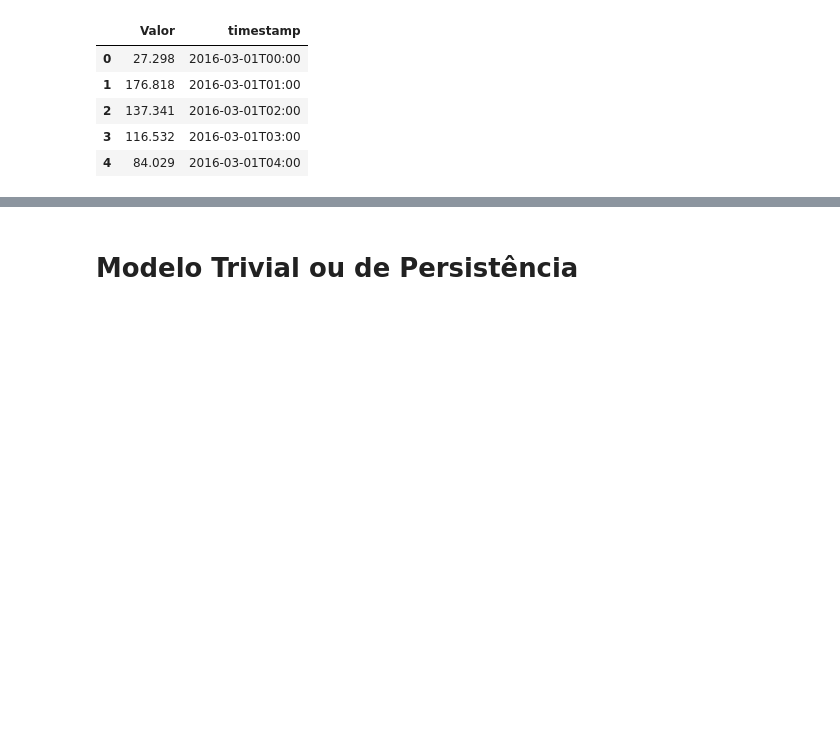
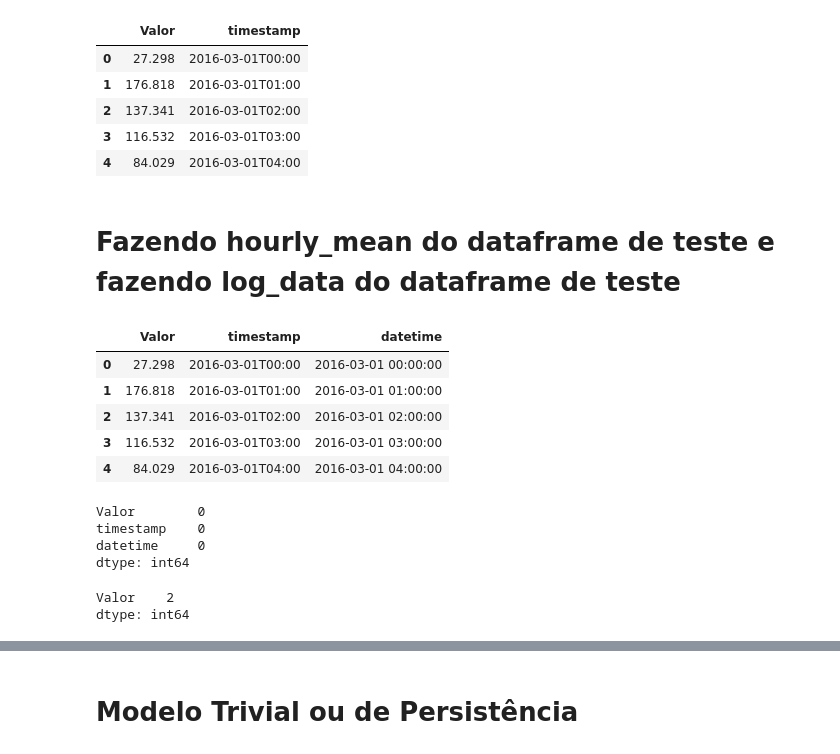
Before and after one commit to marcosvilela/modelagem-analitica-20.3, a Jupyter notebook: source/Fernando/Fernando-Parte2.ipynb, the cells around one changed output, grey strips where cells are left out. Drawn from its saved outputs; the diff is of its cells as text; code cells hidden in the pictures; blank space fills up the shorter version.

```diff
--- a/source/Fernando/Fernando-Parte2.ipynb
+++ b/source/Fernando/Fernando-Parte2.ipynb
@@ -90,3 +90,17 @@ df_test.head()
 | 2 | 137.341 | 2016-03-01T02:00 |
 | 3 | 116.532 | 2016-03-01T03:00 |
 | 4 | 84.029 | 2016-03-01T04:00 |
+# %% [markdown]
+# Fazendo hourly_mean do dataframe de teste e fazendo log_data do dataframe de teste
+# %%
+from datetime import datetime
+df_test["datetime"] = df_test["timestamp"].apply(lambda x : datetime.strptime(x,'%Y-%m-%dT%H:%M'))
+# %%
+df_test.head()
+# %% [output]
+|  | Valor | timestamp | datetime |
+| 0 | 27.298 | 2016-03-01T00:00 | 2016-03-01 00:00:00 |
+| 1 | 176.818 | 2016-03-01T01:00 | 2016-03-01 01:00:00 |
+| 2 | 137.341 | 2016-03-01T02:00 | 2016-03-01 02:00:00 |
+| 3 | 116.532 | 2016-03-01T03:00 | 2016-03-01 03:00:00 |
+| 4 | 84.029 | 2016-03-01T04:00 | 2016-03-01 04:00:00 |
@@ -92,0 +109,7 @@ df_test.head()
+# %%
+df_test_without_zeroes.isnull().sum()
+# %% [output]
+Valor        0
+timestamp    0
+datetime     0
+dtype: int64
@@ -92,0 +118,5 @@ df_test.head()
+# %%
+hourly_mean_test.isnull().sum()
+# %% [output]
+Valor    2
+dtype: int64
```
Also changed, not shown: parts of 21 cells of this notebook.
